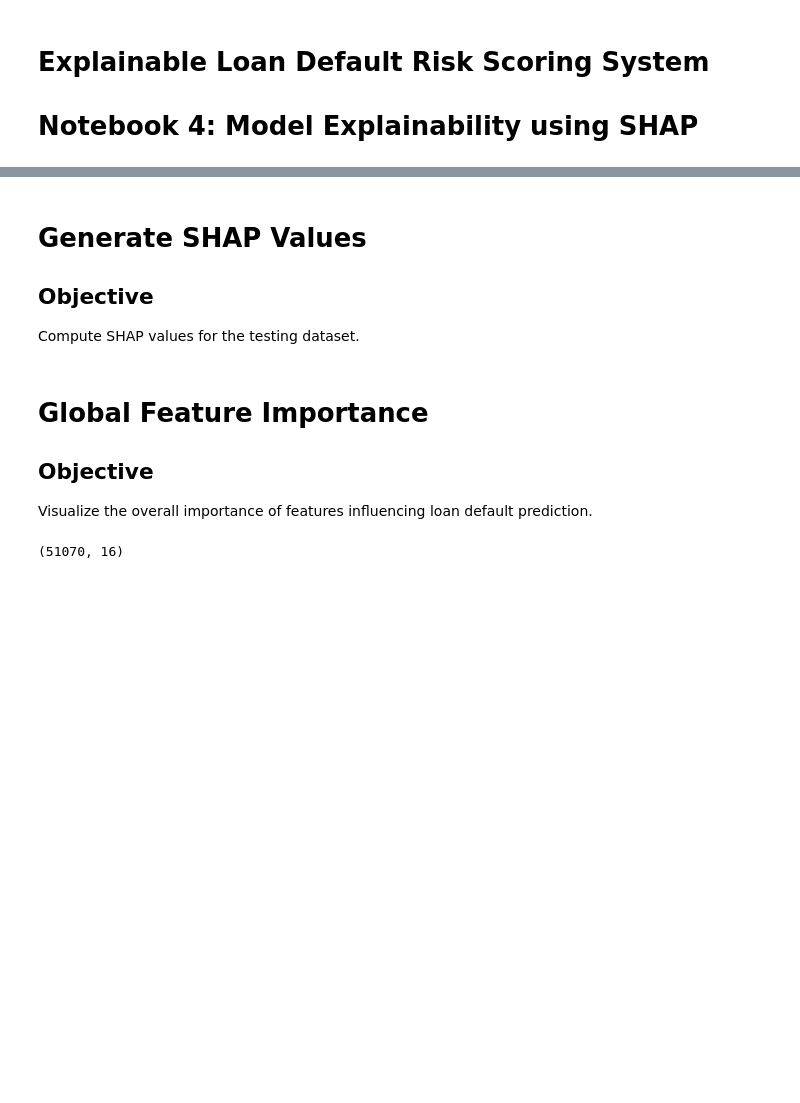
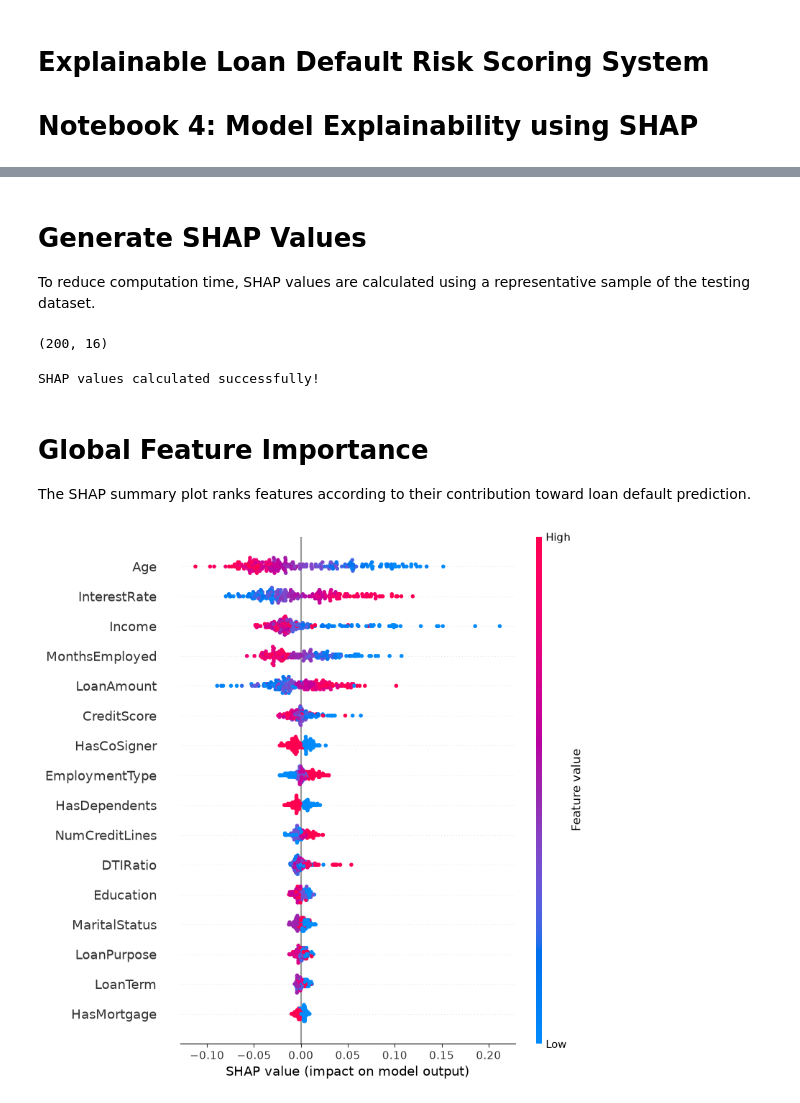
Before and after one commit to jyothika-aiml/Explainable-Loan-Default-Risk-Scoring-System, a Jupyter notebook: notebooks/04_Model_Explainability.ipynb, the cells around one changed output, grey strips where cells are left out. Saved outputs shown, nothing was run; the diff lists cells and outputs as text; code cells hidden in the pictures; blank space fills up the shorter version.

Commit message:
Add SHAP explainability for Random Forest model

```diff
--- a/notebooks/04_Model_Explainability.ipynb
+++ b/notebooks/04_Model_Explainability.ipynb
@@ -136,7 +108,5 @@ Train the Random Forest classifier that will be interpreted using SHAP.
 # %%
-rf_model = RandomForestClassifier(random_state=42)
+rf_model = joblib.load("../models/random_forest_model.pkl")
 
-rf_model.fit(X_train, y_train)
-
-print("Random Forest model trained successfully.")
+print("Random Forest model loaded successfully!")
 # %% [output]
@@ -156,16 +122,27 @@ TreeExplainer created successfully!
 # %% [markdown]
 # Generate SHAP Values
 
-## Objective
-
-Compute SHAP values for the testing dataset.
+To reduce computation time, SHAP values are calculated using a representative sample of the testing dataset.
+# %%
+X_sample = X_test.sample(200, random_state=42)
+
+print(X_sample.shape)
+# %% [output]
+(200, 16)
+# %%
+shap_values = explainer.shap_values(X_sample)
+
+print("SHAP values calculated successfully!")
+# %% [output]
+SHAP values calculated successfully!
 # %% [markdown]
 # Global Feature Importance
 
-## Objective
-
-Visualize the overall importance of features influencing loan default prediction.
+The SHAP summary plot ranks features according to their contribution toward loan default prediction.
-# %%
-print(X_test.shape)
-# %% [output]
-(51070, 16)
+# %%
+shap.summary_plot(
+    shap_values[:, :, 1],
+    X_sample
+)
+# %% [output]
+[figure, added]
```
Also changed, not shown: parts of 30 cells of this notebook.
